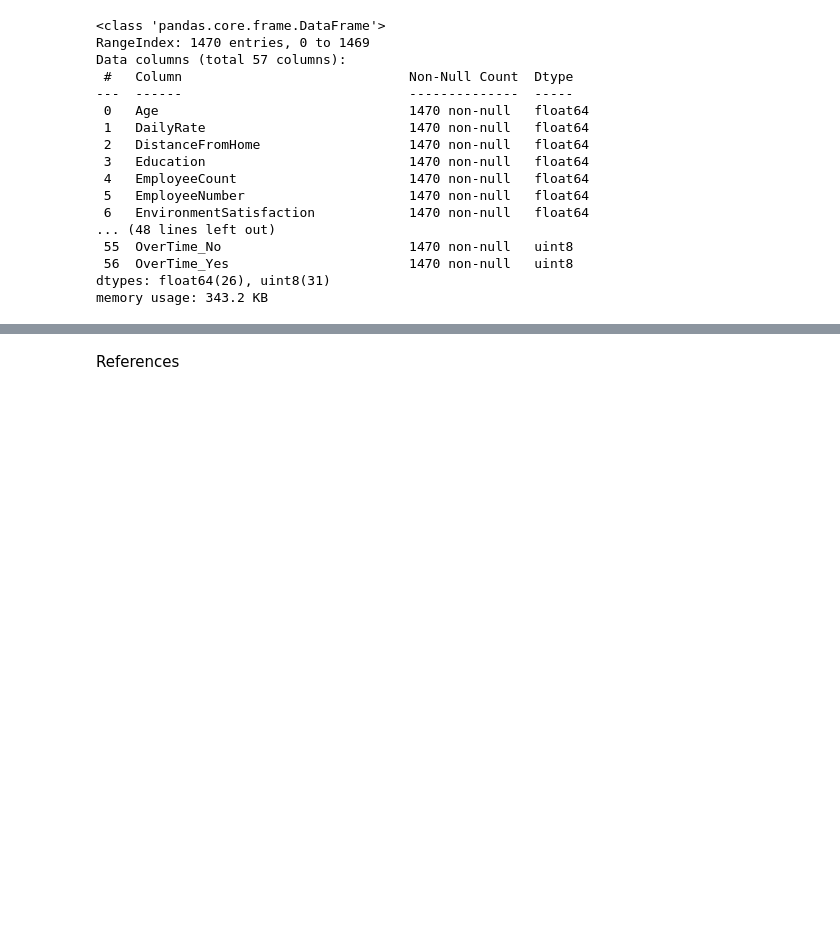
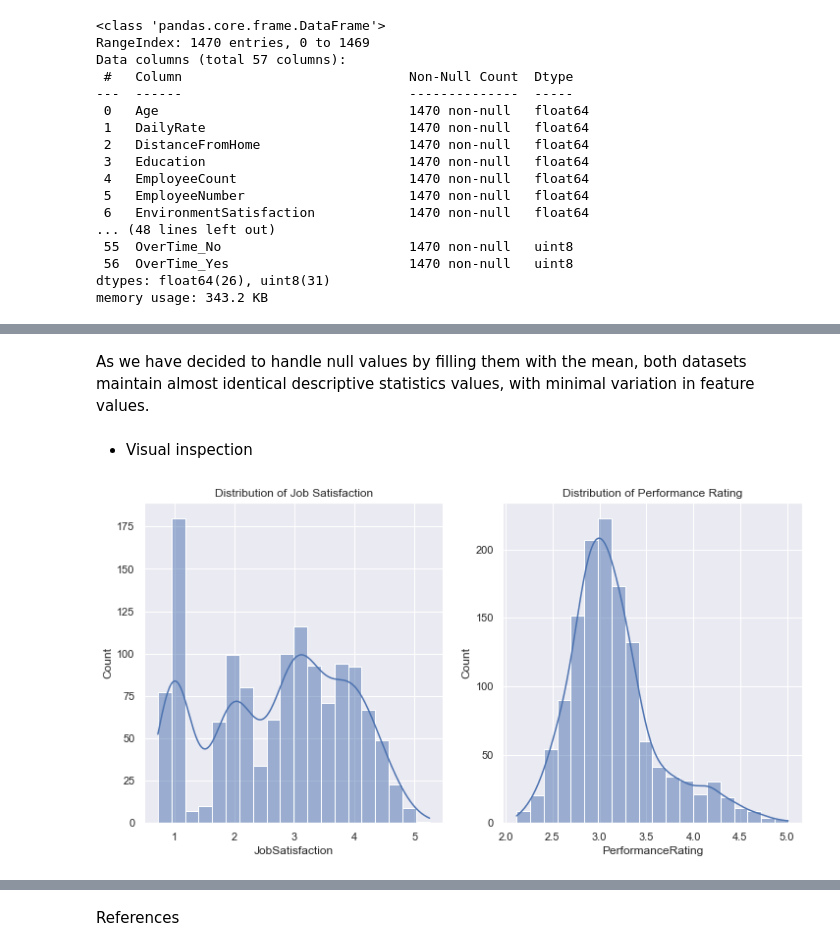
Before and after one commit to EduardoJMatosRomero/MLDPSTCA2, a Jupyter notebook: EduardoJMatosRomero_sba23298_Lvl8_CA2.ipynb, the cells around one changed output, grey strips where cells are left out. Saved outputs shown, nothing was run; the diff lists cells and outputs as text; code cells hidden in the pictures; blank space fills up the shorter version.

Commit message:
Final dataset after proccessing null and categorical values

```diff
--- a/EduardoJMatosRomero_sba23298_Lvl8_CA2.ipynb
+++ b/EduardoJMatosRomero_sba23298_Lvl8_CA2.ipynb
@@ -364,0 +385,3 @@ Once we have confirmed the amount of null values we have, and wheter or not they
+# %%
+categorical_columns = df.select_dtypes(include=['object']).columns
+df = df[categorical_columns].fillna('Missing')
@@ -440,0 +502,20 @@ memory usage: 343.2 KB
+# %% [markdown]
+As we have decided to handle null values by filling them with the mean, both datasets maintain almost identical descriptive statistics values, with minimal variation in feature values.
+# %% [markdown]
+- Visual inspection
+# %%
+plt.figure(figsize=(12, 6))
+
+# Plotting for JobSatisfaction
+plt.subplot(1, 2, 1)
+sns.histplot(df['JobSatisfaction'], kde=True, bins=20)
+plt.title('Distribution of Job Satisfaction')
+
+# Plotting for PerformanceRating
+plt.subplot(1, 2, 2)
+sns.histplot(df['PerformanceRating'], kde=True, bins=20)
+plt.title('Distribution of Performance Rating')
+
+plt.show()
+# %% [output]
+[figure, added]
```
Also changed, not shown: parts of 40 cells of this notebook.
